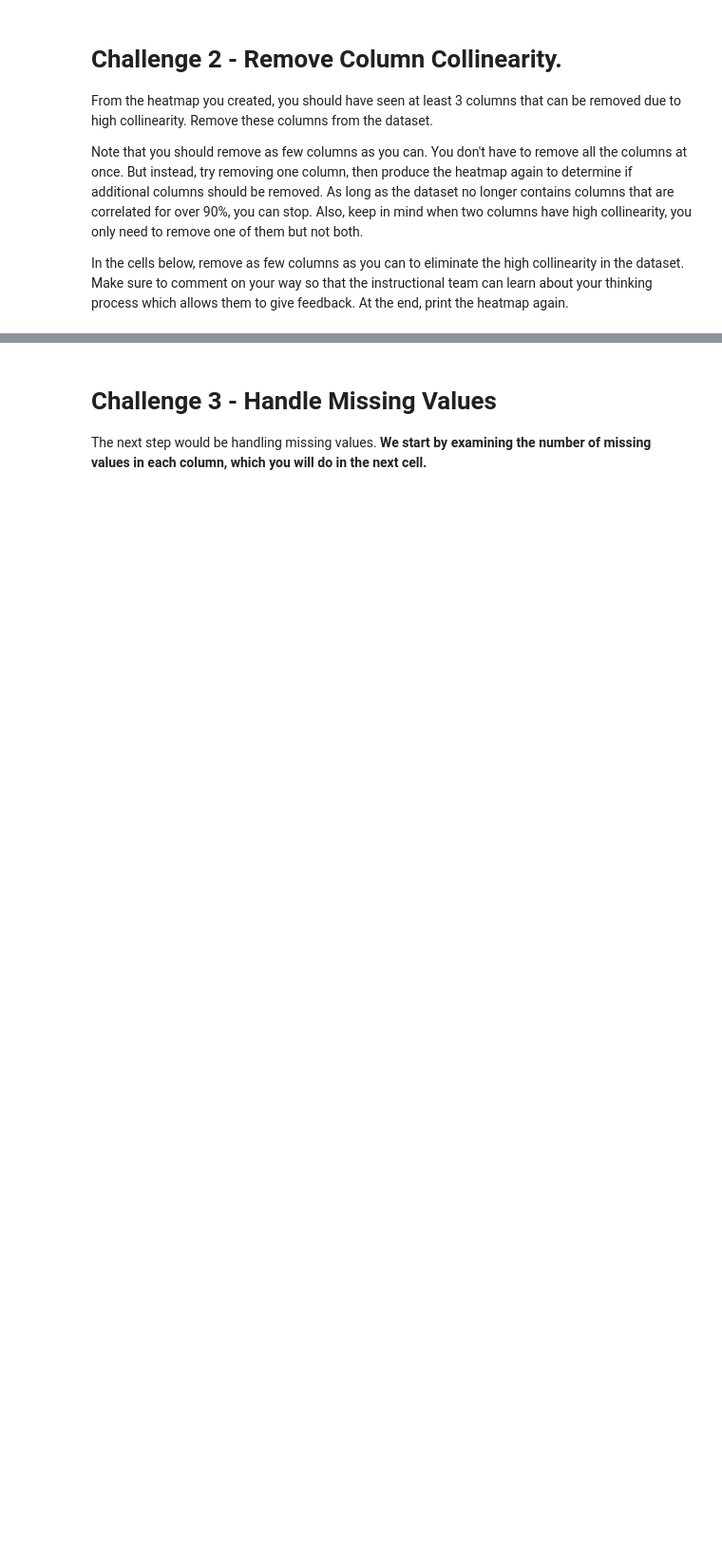
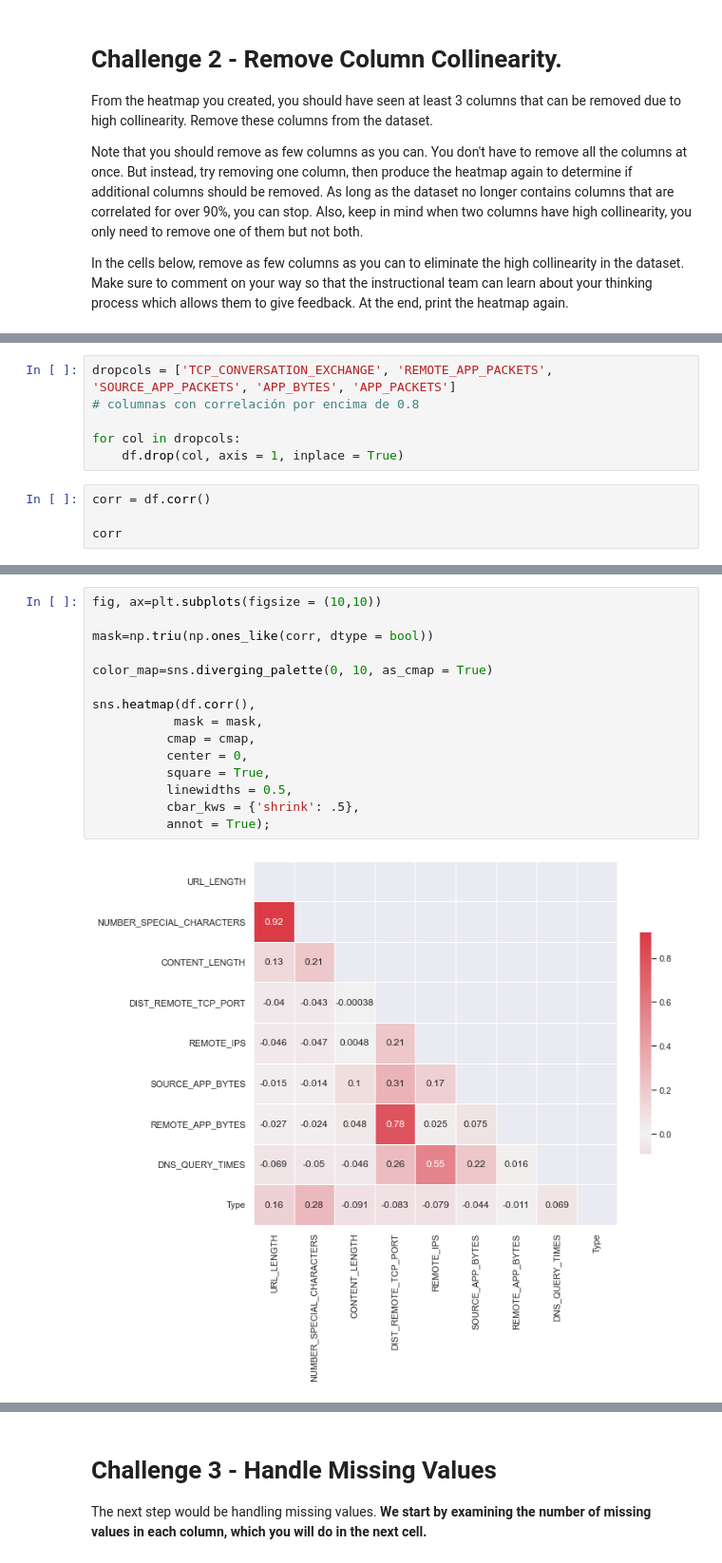
Before and after one commit to Ironhack-Data-Madrid-Mayo-2022/7.1-lab-supervised-learning, a Jupyter notebook: your-code/main.ipynb, the cells around one changed output, grey strips where cells are left out. Shown: that part at 95% size. Saved outputs shown, nothing was run; the diff lists cells and outputs as text; blank space fills up the shorter version.

```diff
--- a/your-code/main.ipynb
+++ b/your-code/main.ipynb
@@ -98,0 +160,10 @@ In the cells below, remove as few columns as you can to eliminate the high colli
+# %%
+dropcols = ['TCP_CONVERSATION_EXCHANGE', 'REMOTE_APP_PACKETS', 'SOURCE_APP_PACKETS', 'APP_BYTES', 'APP_PACKETS']
+# columnas con correlación por encima de 0.8
+
+for col in dropcols:
+    df.drop(col, axis = 1, inplace = True)
+# %%
+corr = df.corr()
+
+corr
@@ -98,0 +181,17 @@ In the cells below, remove as few columns as you can to eliminate the high colli
+# %%
+fig, ax=plt.subplots(figsize = (10,10))
+
+mask=np.triu(np.ones_like(corr, dtype = bool))
+
+color_map=sns.diverging_palette(0, 10, as_cmap = True)
+
+sns.heatmap(df.corr(),
+           mask = mask,
+          cmap = cmap,
+          center = 0,
+          square = True,
+          linewidths = 0.5,
+          cbar_kws = {'shrink': .5},
+          annot = True);
+# %% [output]
+[figure, added]
```
Also changed, not shown: parts of 77 cells of this notebook.
